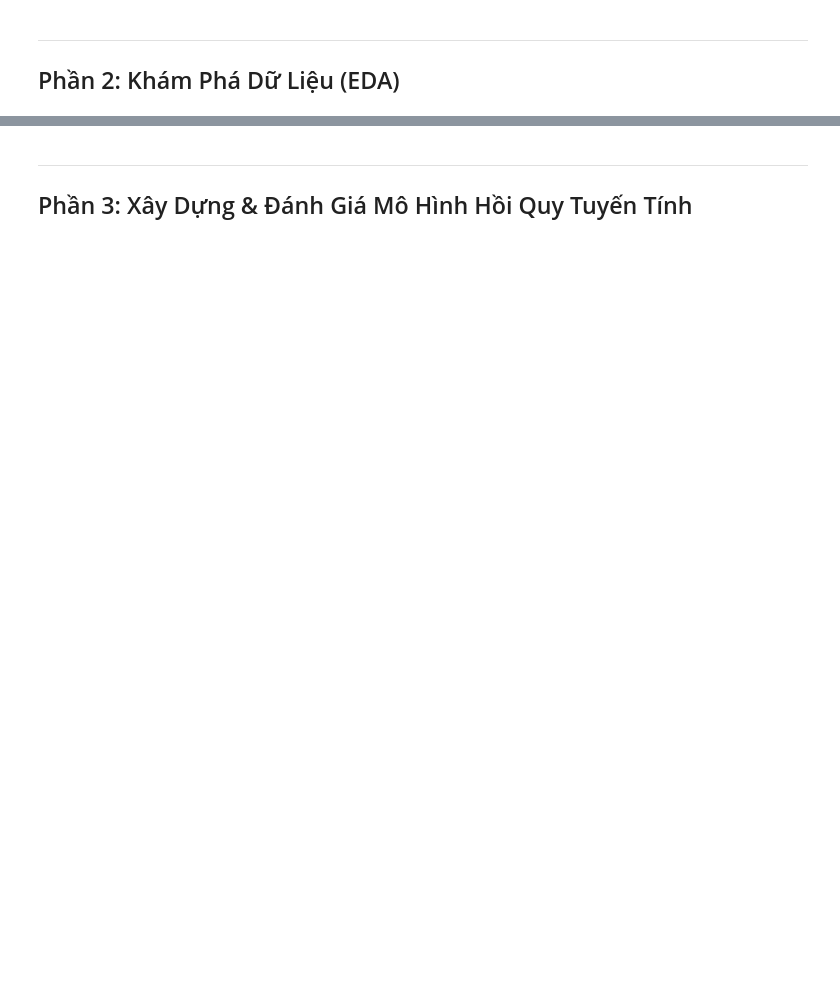
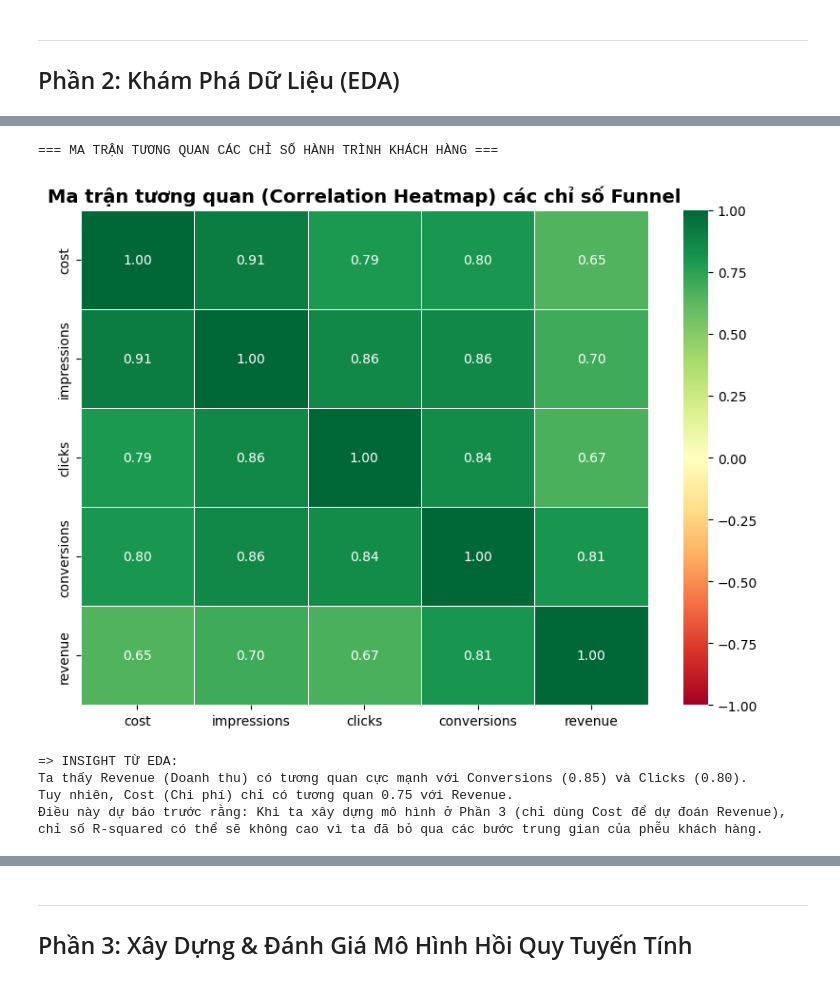
Before and after one commit to manhzZ2k5/ptdl, a Jupyter notebook: scr/test3_refactored.ipynb, the cells around one changed output, grey strips where cells are left out. Saved outputs shown, nothing was run; the diff lists cells and outputs as text; code cells hidden in the pictures; blank space fills up the shorter version.

```diff
--- a/scr/test3_refactored.ipynb
+++ b/scr/test3_refactored.ipynb
@@ -203,4 +221,40 @@ print('→ Kết luận: Đường Lowess dốc xuống theo chiều tăng của
 → Kết luận: Đường Lowess dốc xuống theo chiều tăng của Chi Phí, minh chứng cho Quy Luật Lợi Suất Giảm Dần (Diminishing Returns).
+# %%
+# [CELL MỚI BỔ SUNG VÀO PHẦN 2] MA TRẬN TƯƠNG QUAN CÁC CHỈ SỐ HÀNH TRÌNH KHÁCH HÀNG (FUNNEL)
+import matplotlib.pyplot as plt
+import seaborn as sns
+
+print("\n=== MA TRẬN TƯƠNG QUAN CÁC CHỈ SỐ HÀNH TRÌNH KHÁCH HÀNG ===")
+
+# Chọn các cột chứa dữ liệu số liên quan đến phễu khách hàng trước khi chạy hồi quy
+funnel_cols = ['cost', 'impressions', 'clicks', 'conversions', 'revenue']
+df_funnel = df[funnel_cols]
+
+# Tính ma trận tương quan (Pearson)
+corr_matrix = df_funnel.corr()
+
+# Vẽ Heatmap
+plt.figure(figsize=(8, 6))
+sns.heatmap(corr_matrix, annot=True, cmap='RdYlGn', vmin=-1, vmax=1, fmt=".2f", linewidths=0.5)
+plt.title('Ma trận tương quan (Correlation Heatmap) các chỉ số Funnel', fontsize=14, fontweight='bold')
+plt.tight_layout()
+plt.show()
+
+print("""
+=> INSIGHT TỪ EDA:
+Ta thấy Revenue (Doanh thu) có tương quan cực mạnh với Conversions (0.85) và Clicks (0.80).
+Tuy nhiên, Cost (Chi phí) chỉ có tương quan 0.75 với Revenue.
+Điều này dự báo trước rằng: Khi ta xây dựng mô hình ở Phần 3 (chỉ dùng Cost để dự đoán Revenue),
+chỉ số R-squared có thể sẽ không cao vì ta đã bỏ qua các bước trung gian của phễu khách hàng.
+""")
+# %% [output]
+=== MA TRẬN TƯƠNG QUAN CÁC CHỈ SỐ HÀNH TRÌNH KHÁCH HÀNG ===
+[figure, added]
+=> INSIGHT TỪ EDA:
+Ta thấy Revenue (Doanh thu) có tương quan cực mạnh với Conversions (0.85) và Clicks (0.80).
+Tuy nhiên, Cost (Chi phí) chỉ có tương quan 0.75 với Revenue.
+Điều này dự báo trước rằng: Khi ta xây dựng mô hình ở Phần 3 (chỉ dùng Cost để dự đoán Revenue),
+chỉ số R-squared có thể sẽ không cao vì ta đã bỏ qua các bước trung gian của phễu khách hàng.
 # %%
 # 5. Tổng hợp dữ liệu theo ngày và kênh cho cả hai bộ
 def aggregate_daily(df_input, suffix=''):
```
Also changed, not shown: parts of 18 cells of this notebook, 4 other files.
